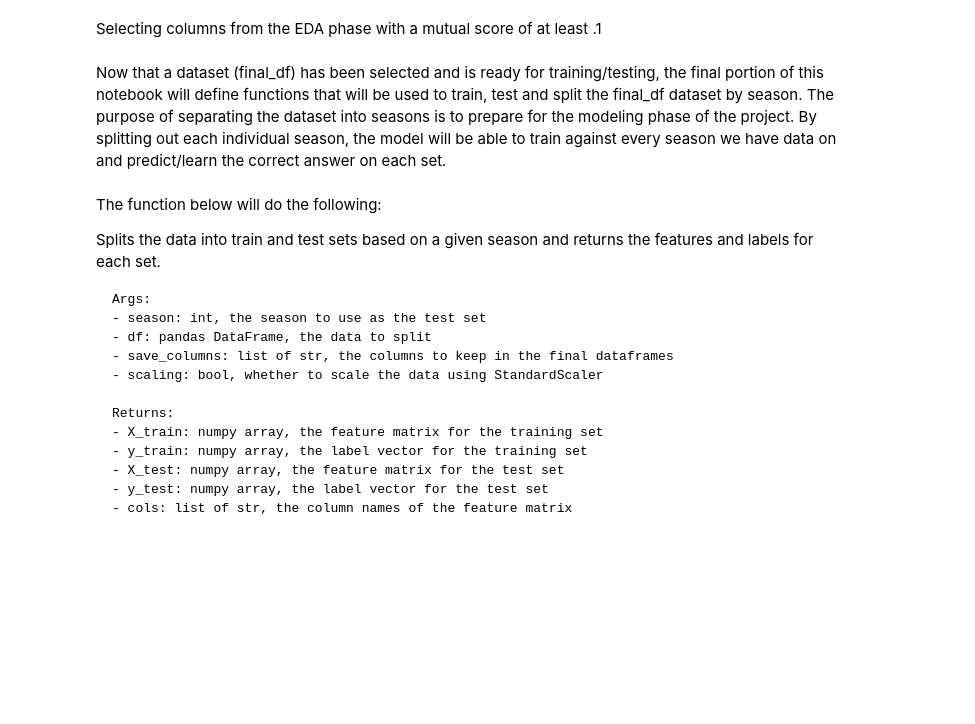
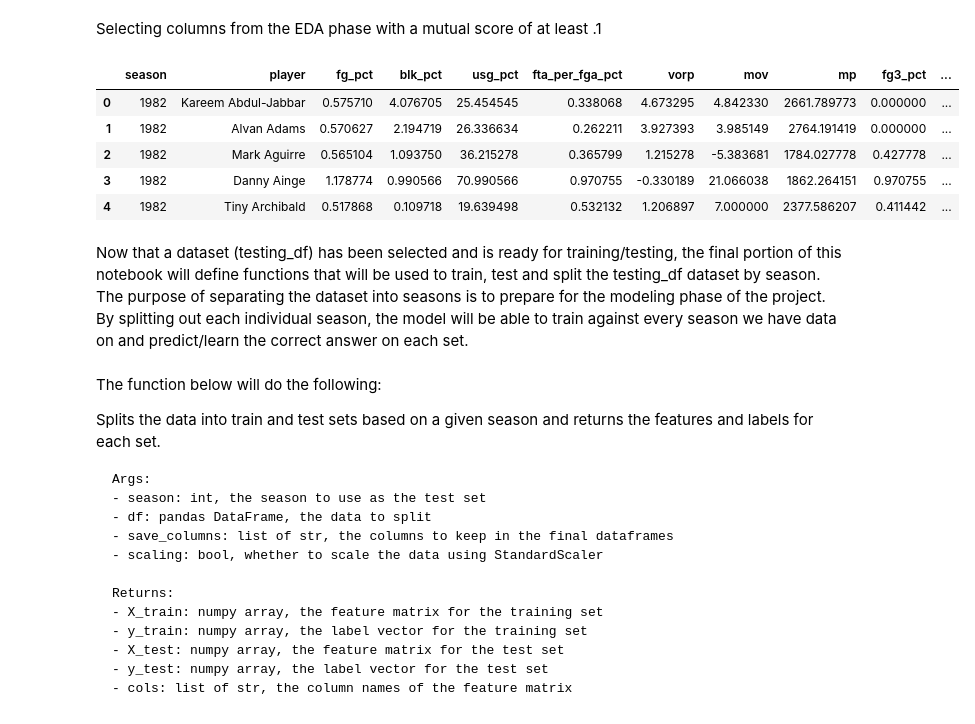
Before and after one commit to AutomationKay/Data-Science-, a Jupyter notebook: Capstone 2/notebooks/Capstone_2_PreP.ipynb, the cells around one changed output. Drawn from its saved outputs; the diff is of its cells as text; code cells hidden in the pictures; blank space fills up the shorter version.

```diff
--- a/Capstone 2/notebooks/Capstone_2_PreP.ipynb
+++ b/Capstone 2/notebooks/Capstone_2_PreP.ipynb
@@ -119,0 +118,17 @@ final_df = pd.concat([df, df_dummies], axis=1)
+# %%
+# Adding a new column to mvp_per_35 and df_per_35 with a unique identifier
+mvp_per_35['player_season'] = mvp_per_35['player'] + '_' + mvp_per_35['season'].astype(str)
+df_per_35['player_season'] = df_per_35['player'] + '_' + df_per_35['season'].astype(str)
+
+# Adding 'mvp_won' column with 'Yes' values
+mvp_per_35['mvp_won'] = 'Yes'
+
+# Merging 'mvp_won' column from mvp_per_35 to df_per_35 using 'player_year' column as key
+df_per_35 = pd.merge(df_per_35, mvp_per_35[['player_season', 'mvp_won']], on='player_season', how='left')
+
+# Fill NaN values in 'mvp_won' column with 'No'
+df_per_35['mvp_won'].fillna('No', inplace=True)
+
+# Removing the 'player_year' column from both dataframes
+mvp_per_35.drop('player_season', axis=1, inplace=True)
+df_per_35.drop('player_season', axis=1, inplace=True)
@@ -120,13 +144,22 @@ final_df = pd.concat([df, df_dummies], axis=1)
 # %% [markdown]
 Selecting columns from the EDA phase with a mutual score of at least .1
 # %%
-save_columns = ['fg_pct','blk_pct','usg_pct','fta_per_fga_pct','vorp',
+save_columns = ['season','player','fg_pct','blk_pct','usg_pct','fta_per_fga_pct','vorp',
                 'mov','mp','fg3_pct','tov_per_g','drb_per_g',
-                'mov_adj','drb_pct','tov_pct','max_award_share','award_share_0', 'award_share_1']
+                'mov_adj','drb_pct','tov_pct','mvp_won']
 
-testing_df = final_df[save_columns]
+testing_df = df_per_35[save_columns]
+# %%
+testing_df.head()
+# %% [output]
+|  | season | player | fg_pct | blk_pct | usg_pct | fta_per_fga_pct | vorp | mov | mp | fg3_pct | ... |
+| 0 | 1982 | Kareem Abdul-Jabbar | 0.575710 | 4.076705 | 25.454545 | 0.338068 | 4.673295 | 4.842330 | 2661.789773 | 0.000000 | ... |
+| 1 | 1982 | Alvan Adams | 0.570627 | 2.194719 | 26.336634 | 0.262211 | 3.927393 | 3.985149 | 2764.191419 | 0.000000 | ... |
+| 2 | 1982 | Mark Aguirre | 0.565104 | 1.093750 | 36.215278 | 0.365799 | 1.215278 | -5.383681 | 1784.027778 | 0.427778 | ... |
+| 3 | 1982 | Danny Ainge | 1.178774 | 0.990566 | 70.990566 | 0.970755 | -0.330189 | 21.066038 | 1862.264151 | 0.970755 | ... |
+| 4 | 1982 | Tiny Archibald | 0.517868 | 0.109718 | 19.639498 | 0.532132 | 1.206897 | 7.000000 | 2377.586207 | 0.411442 | ... |
 # %% [markdown]
-Now that a dataset (final_df) has been selected and is ready for training/testing, the final portion of this notebook will define functions that will be used to train, test and split the final_df dataset by season. The purpose of separating the dataset into seasons is to prepare for the modeling phase of the project. By splitting out each individual season, the model will be able to train against every season we have data on and predict/learn the correct answer on each set.
+Now that a dataset (testing_df) has been selected and is ready for training/testing, the final portion of this notebook will define functions that will be used to train, test and split the testing_df dataset by season. The purpose of separating the dataset into seasons is to prepare for the modeling phase of the project. By splitting out each individual season, the model will be able to train against every season we have data on and predict/learn the correct answer on each set.
 # %% [markdown]
 The function below will do the following:
 
```
Also changed, not shown: parts of 10 cells of this notebook, 7 other files.
